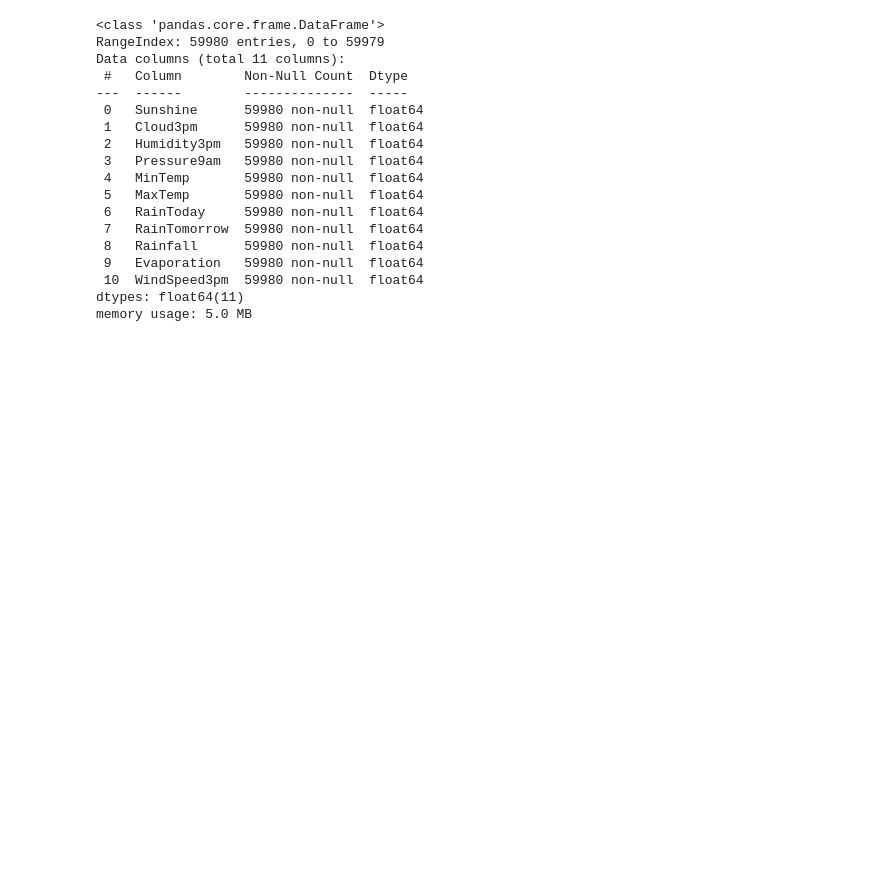
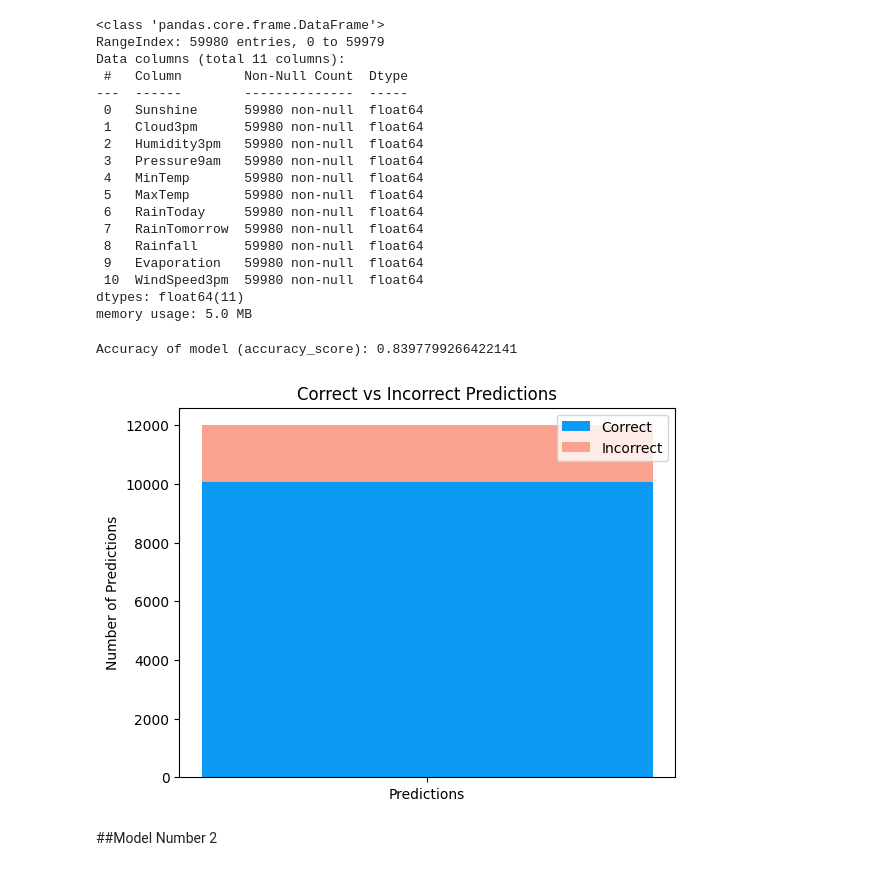
Before and after one commit to Liz3tha/DRSP-RAINFALL-PROJECT, a Jupyter notebook: DSRP_PREDICT_RAIN_IN_AUSTRALIA.ipynb, the cells around one changed output. Cells and saved outputs as stored; diff of their text form; code cells hidden in the pictures; blank space fills up the shorter version.

```diff
--- a/DSRP_PREDICT_RAIN_IN_AUSTRALIA.ipynb
+++ b/DSRP_PREDICT_RAIN_IN_AUSTRALIA.ipynb
@@ -312,3 +358,50 @@ Data columns (total 11 columns):
  10  WindSpeed3pm  59980 non-null  float64
 dtypes: float64(11)
 memory usage: 5.0 MB
+# %%
+
+# Creating training and testing sets
+X = df_new_copy.drop('RainTomorrow', axis=1)
+y = df_new_copy['RainTomorrow']
+
+X_train, X_test, y_train, y_test = train_test_split(X, y, test_size=0.2, random_state=42)
+
+#-----
+#Scaling data using StandardScale;
+scaler = StandardScaler()
+scaler.fit(X_train)
+X_train_scaled= scaler.transform(X_train)
+X_test_scaled=scaler.transform(X_test)
+
+# creating polynomial features:
+poly = PolynomialFeatures(degree=2)
+X_train_poly = poly.fit_transform(X_train_scaled)
+X_test_poly = poly.transform(X_test_scaled)
+
+# training
+model = LogisticRegression(max_iter=1000)
+model.fit(X_train_poly, y_train)
+
+y_pred = model.predict(X_test_poly)
+
+print("Accuracy of model (accuracy_score):", accuracy_score(y_test, y_pred))
+
+# These lines of code count and sort into correct and incorrect predictions, aswell as storing them into variable that will be used to plot them
+labels = ['Predictions']
+correct_vals = [np.sum(y_test == y_pred)]
+incorrect_vals = [np.sum(y_test != y_pred)]
+
+# Plot (Stacked bar graph)
+fig, ax = plt.subplots()
+ax.bar(labels, correct_vals, label='Correct', color='#0B9BF4')
+ax.bar(labels, incorrect_vals, bottom=correct_vals, label='Incorrect', color='#FAA18F')
+ax.set_ylabel('Number of Predictions')
+ax.set_title('Correct vs Incorrect Predictions')
+ax.legend()
+
+plt.show()
+# %% [output]
+Accuracy of model (accuracy_score): 0.8397799266422141
+[figure, added]
+# %% [markdown]
+##Model Number 2
```
Also changed, not shown: parts of 11 cells of this notebook.
